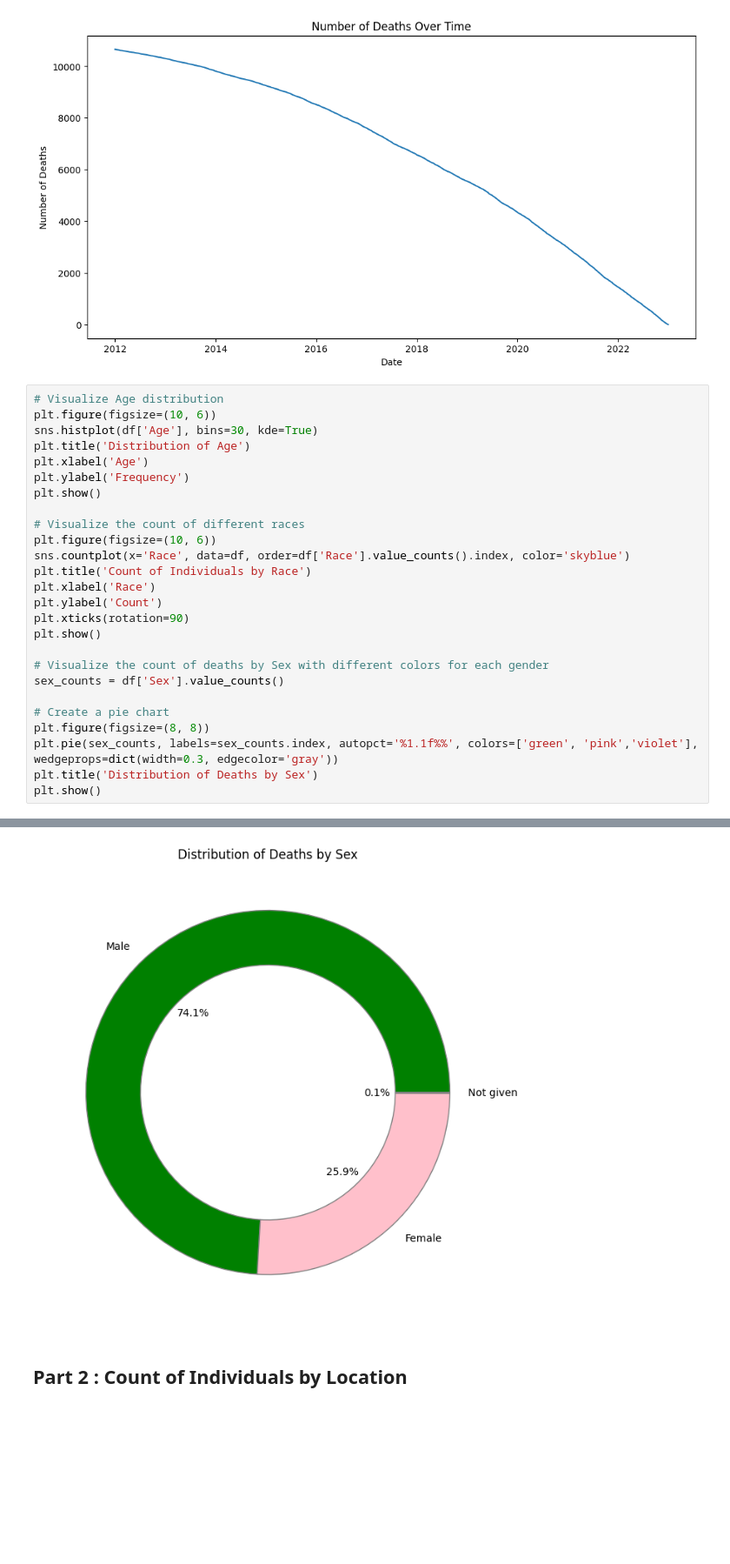
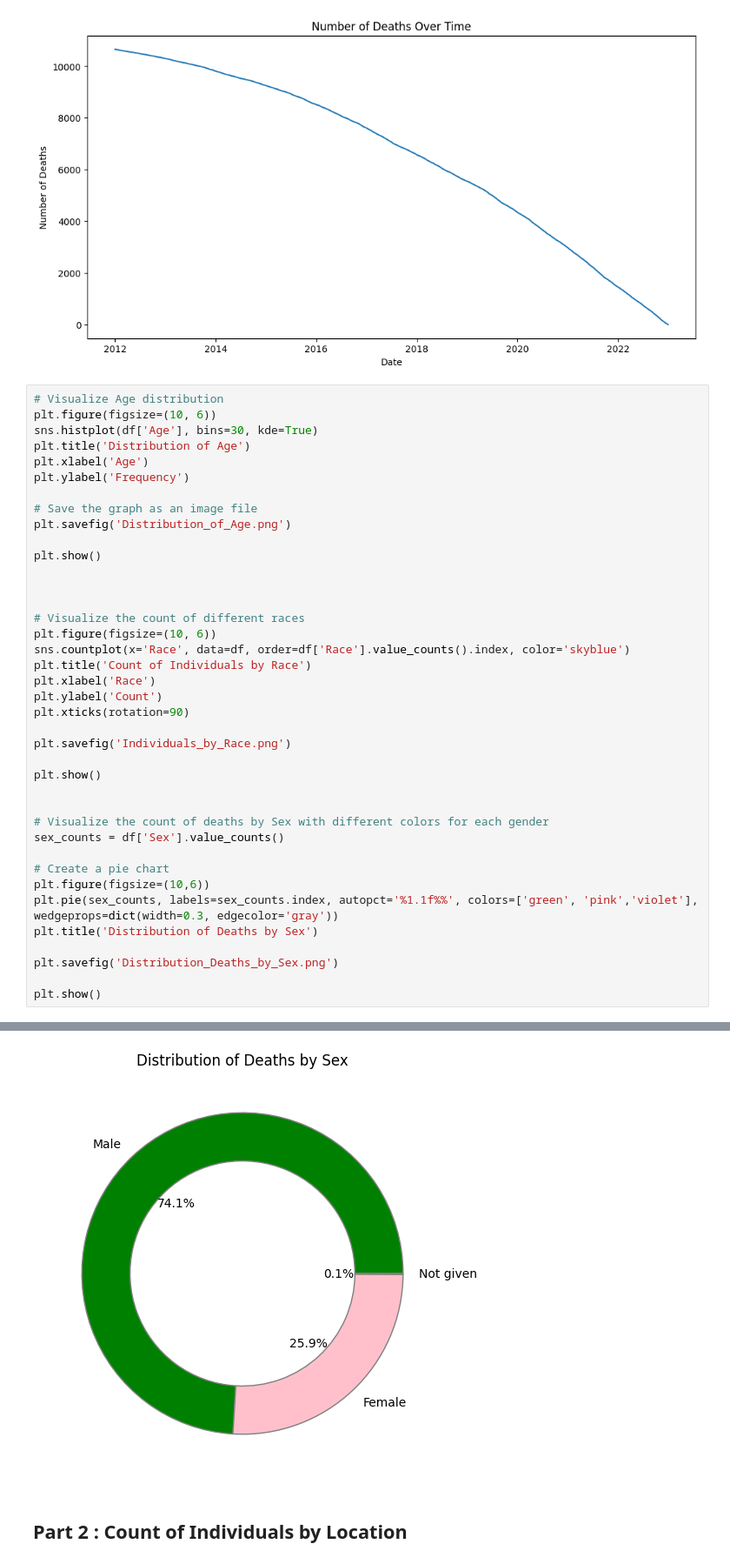
Before and after one commit to kshreya2k/Accidental_Drug_Related_Deaths_CT_Data-Analysis-2012-2022, a Jupyter notebook: Data_Analysis.ipynb, the cells around one changed output, grey strips where cells are left out. Shown: that part at 87% size. Drawn from its saved outputs; the diff is of its cells as text; blank space fills up the shorter version.

```diff
--- a/Data_Analysis.ipynb
+++ b/Data_Analysis.ipynb
@@ -205,33 +201,46 @@ plt.show()
 # %%
 # Visualize Age distribution
 plt.figure(figsize=(10, 6))
 sns.histplot(df['Age'], bins=30, kde=True)
 plt.title('Distribution of Age')
 plt.xlabel('Age')
 plt.ylabel('Frequency')
+
+# Save the graph as an image file
+plt.savefig('Distribution_of_Age.png')
+
 plt.show()
+
+
 
 # Visualize the count of different races
 plt.figure(figsize=(10, 6))
 sns.countplot(x='Race', data=df, order=df['Race'].value_counts().index, color='skyblue')
 plt.title('Count of Individuals by Race')
 plt.xlabel('Race')
 plt.ylabel('Count')
 plt.xticks(rotation=90)
+
+plt.savefig('Individuals_by_Race.png')
+
 plt.show()
+
 
 # Visualize the count of deaths by Sex with different colors for each gender
 sex_counts = df['Sex'].value_counts()
 
 # Create a pie chart
-plt.figure(figsize=(8, 8))
+plt.figure(figsize=(10,6))
 plt.pie(sex_counts, labels=sex_counts.index, autopct='%1.1f%%', colors=['green', 'pink','violet'], wedgeprops=dict(width=0.3, edgecolor='gray'))
 plt.title('Distribution of Deaths by Sex')
+
+plt.savefig('Distribution_Deaths_by_Sex.png')
+
 plt.show()
 # %% [output]
 [figure]
 [figure]
-[figure, old version]
+[figure, new version]
 # %% [markdown]
 ## Part 2 : Count of Individuals by Location
 # %%
```
Also changed, not shown: parts of 6 cells of this notebook, 20 other files.
